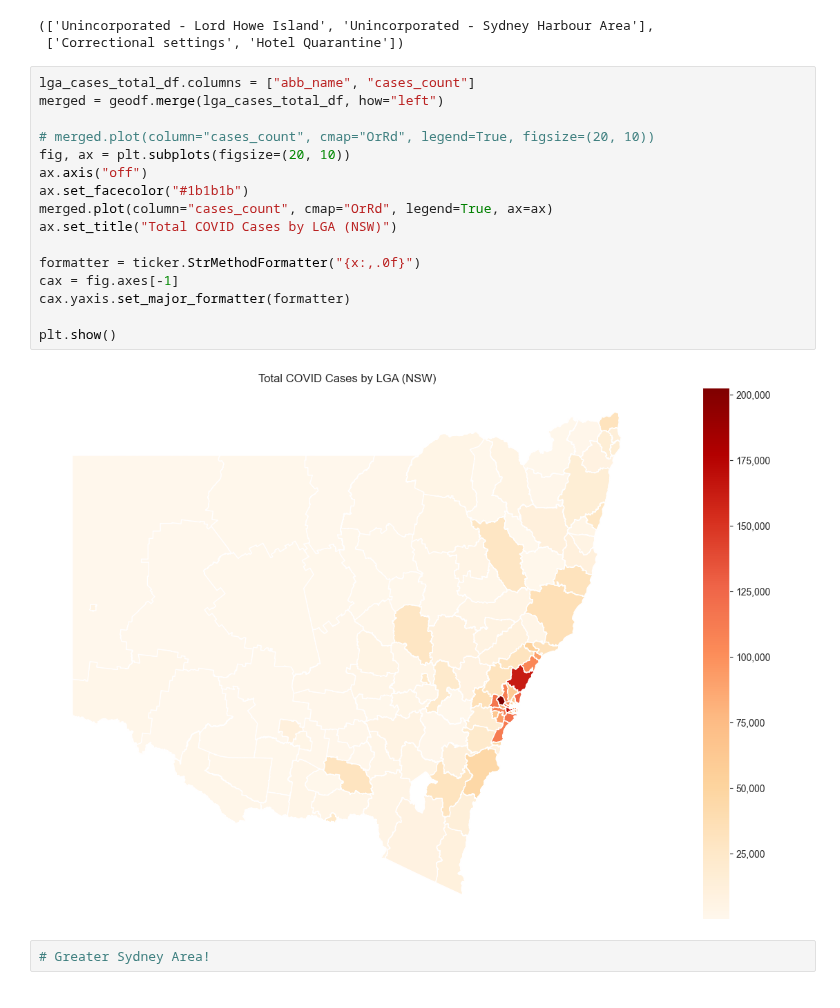
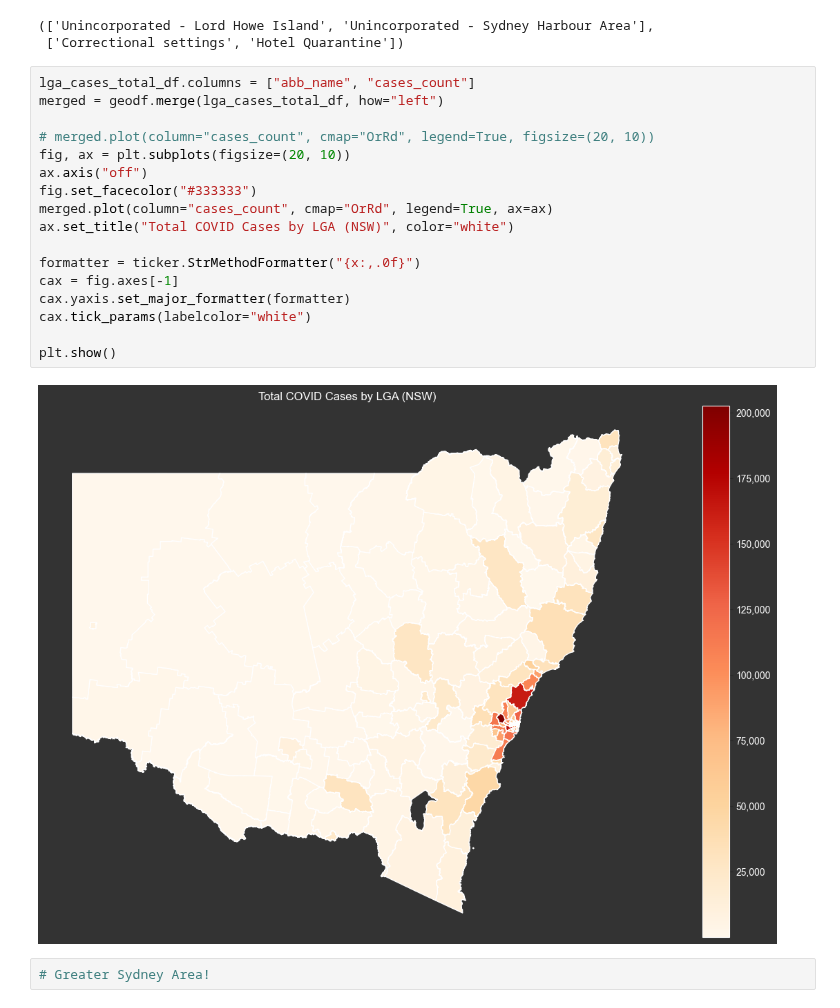
Before and after one commit to henrylin03/covid-nsw, a Jupyter notebook: analysis.ipynb, the cells around one changed output. Saved outputs shown, nothing was run; the diff lists cells and outputs as text.

Commit message:
recolour labels to be white to contrast against the dark grey cagkround

```diff
--- a/analysis.ipynb
+++ b/analysis.ipynb
@@ -711,21 +711,22 @@ sorted(lgas_in_geo_not_covid), sorted(lgas_in_covid_not_geo)
 # %%
 lga_cases_total_df.columns = ["abb_name", "cases_count"]
 merged = geodf.merge(lga_cases_total_df, how="left")
 
 # merged.plot(column="cases_count", cmap="OrRd", legend=True, figsize=(20, 10))
 fig, ax = plt.subplots(figsize=(20, 10))
 ax.axis("off")
-ax.set_facecolor("#1b1b1b")
+fig.set_facecolor("#333333")
 merged.plot(column="cases_count", cmap="OrRd", legend=True, ax=ax)
-ax.set_title("Total COVID Cases by LGA (NSW)")
+ax.set_title("Total COVID Cases by LGA (NSW)", color="white")
 
 formatter = ticker.StrMethodFormatter("{x:,.0f}")
 cax = fig.axes[-1]
 cax.yaxis.set_major_formatter(formatter)
+cax.tick_params(labelcolor="white")
 
 plt.show()
 # %% [output]
-[figure, old version]
+[figure, new version]
 # %%
 # Greater Sydney Area!
 # %% [markdown]
```
